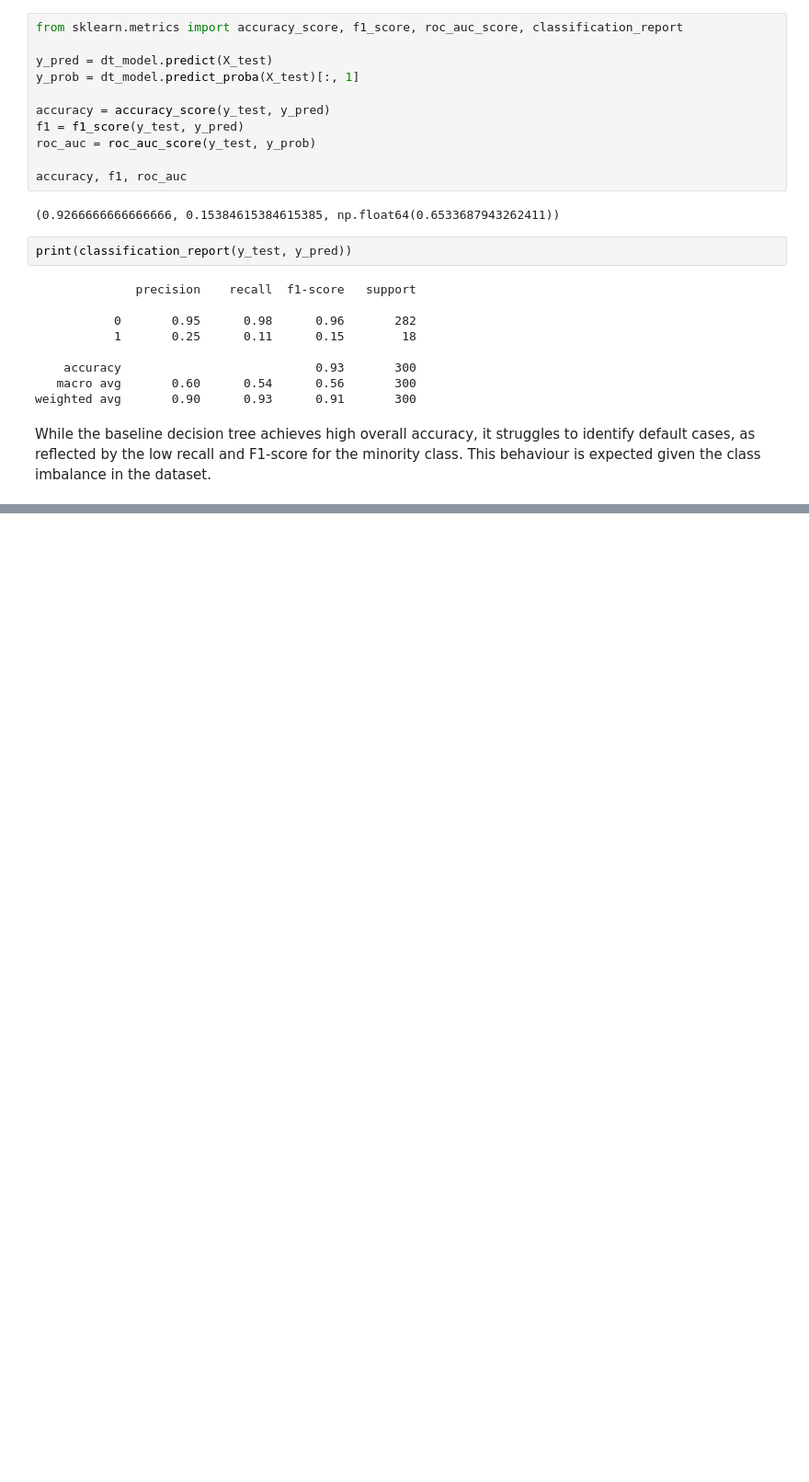
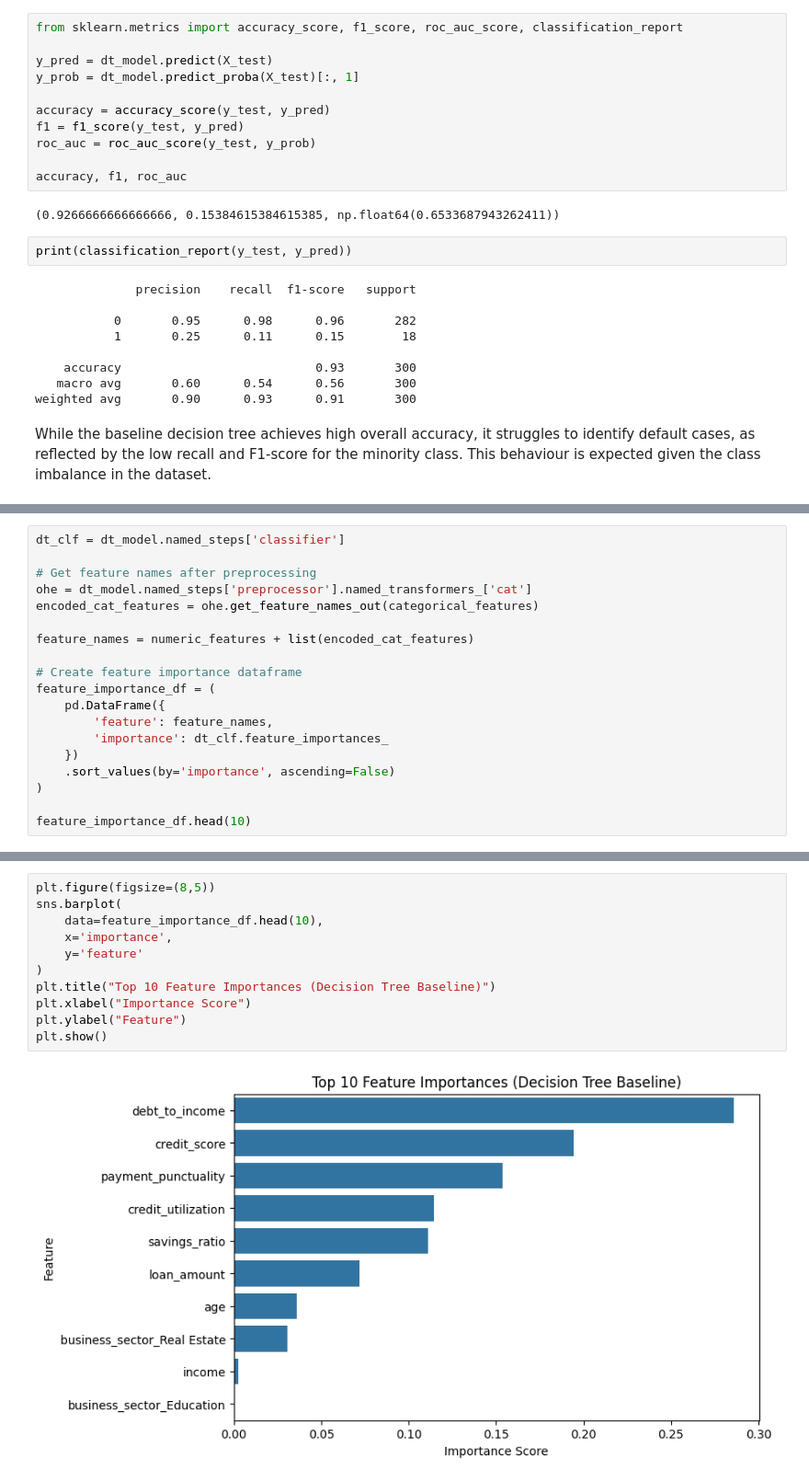
Before and after one commit to ShuHuiK/WIE3007_Group_Assignment, a Jupyter notebook: eda_decision_tree.ipynb, the cells around one changed output, grey strips where cells are left out. Shown at 92% size. Saved outputs shown, nothing was run; the diff lists cells and outputs as text; blank space fills up the shorter version.

Commit message:
Interpret decision tree feature importance and model limitations

```diff
--- a/eda_decision_tree.ipynb
+++ b/eda_decision_tree.ipynb
@@ -365,0 +370,19 @@ While the baseline decision tree achieves high overall accuracy, it struggles to
+# %%
+dt_clf = dt_model.named_steps['classifier']
+
+# Get feature names after preprocessing
+ohe = dt_model.named_steps['preprocessor'].named_transformers_['cat']
+encoded_cat_features = ohe.get_feature_names_out(categorical_features)
+
+feature_names = numeric_features + list(encoded_cat_features)
+
+# Create feature importance dataframe
+feature_importance_df = (
+    pd.DataFrame({
+        'feature': feature_names,
+        'importance': dt_clf.feature_importances_
+    })
+    .sort_values(by='importance', ascending=False)
+)
+
+feature_importance_df.head(10)
@@ -365,0 +401,13 @@ While the baseline decision tree achieves high overall accuracy, it struggles to
+# %%
+plt.figure(figsize=(8,5))
+sns.barplot(
+    data=feature_importance_df.head(10),
+    x='importance',
+    y='feature'
+)
+plt.title("Top 10 Feature Importances (Decision Tree Baseline)")
+plt.xlabel("Importance Score")
+plt.ylabel("Feature")
+plt.show()
+# %% [output]
+[figure, added]
```
Also changed, not shown: parts of 6 cells of this notebook.
